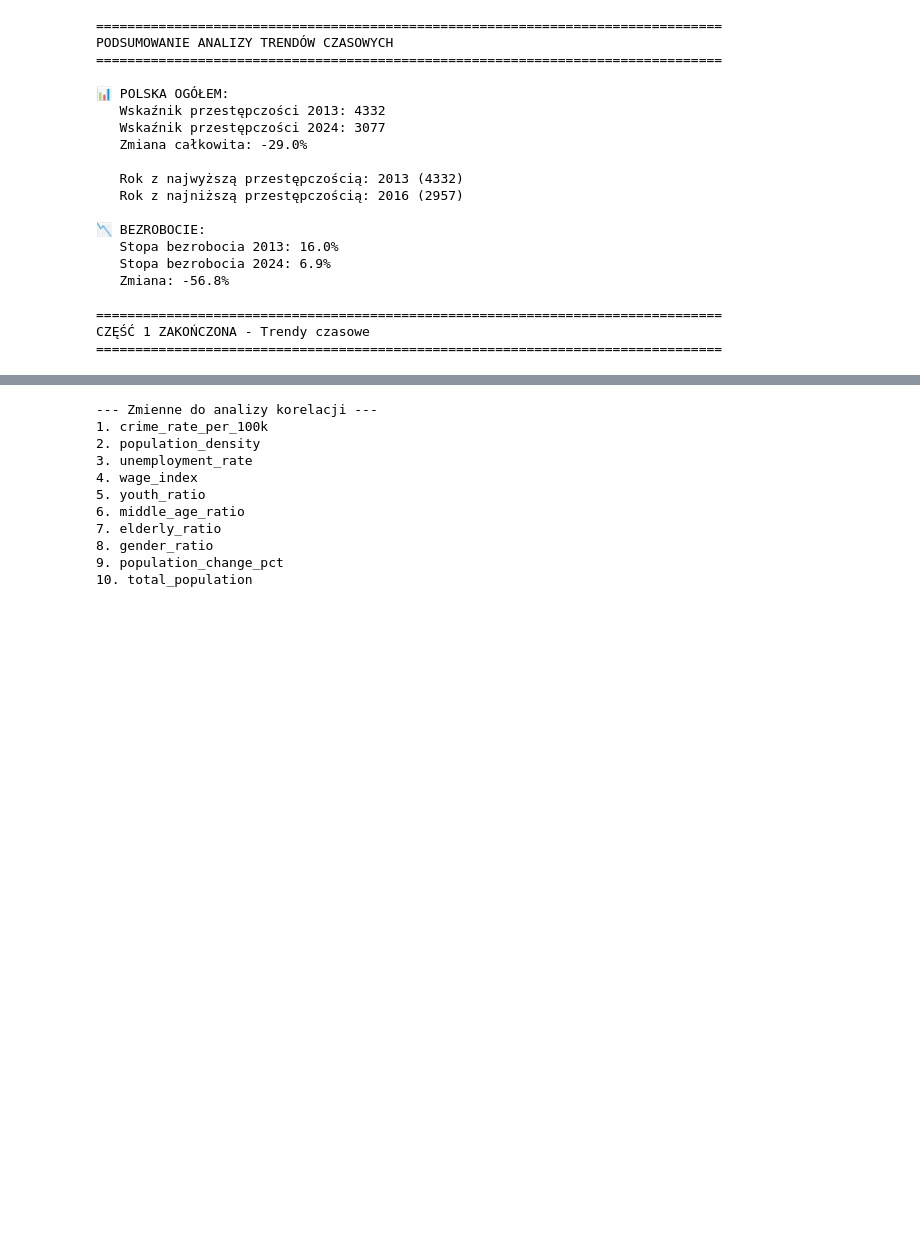
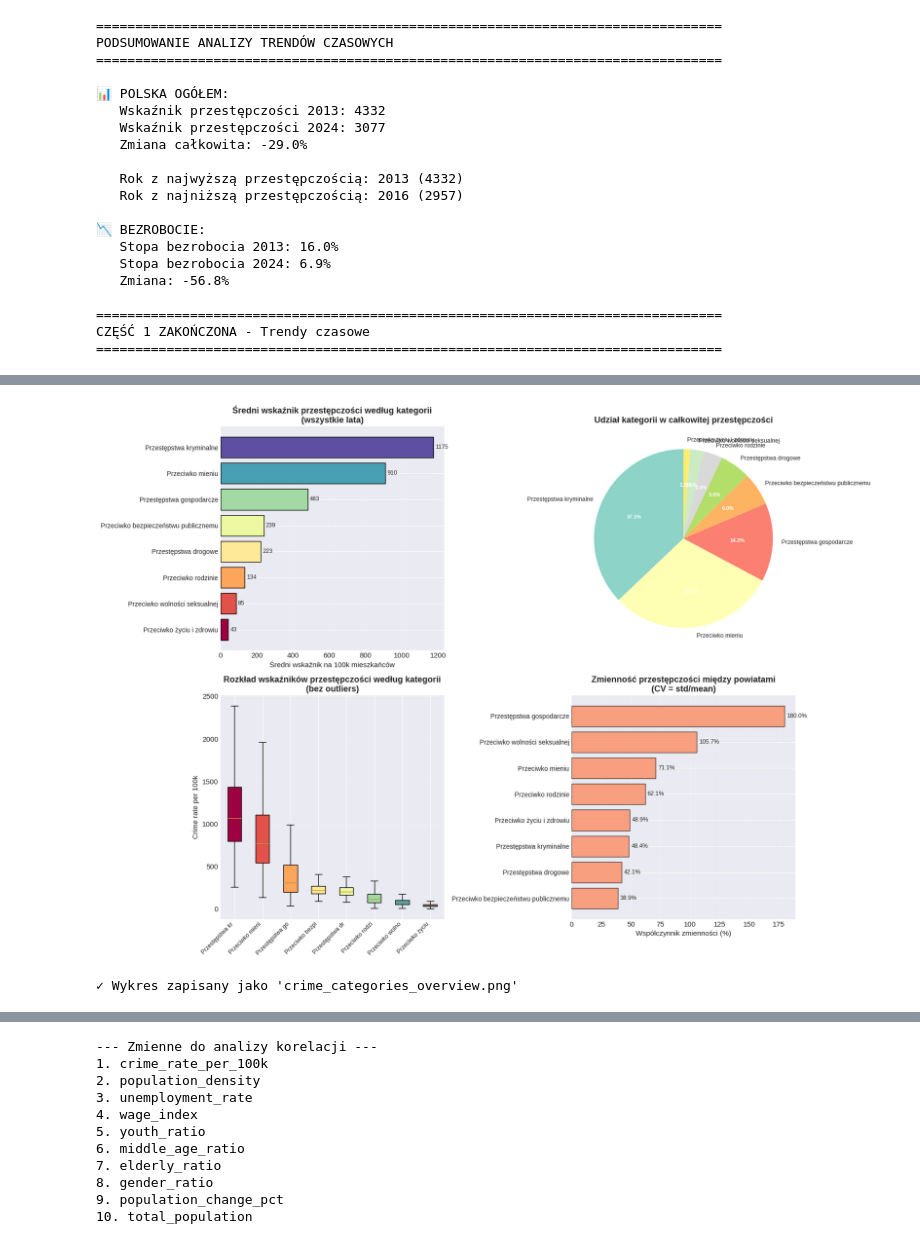
Before and after one commit to imizgun/polish-crimes-eda, a Jupyter notebook: polish_crimes_eda.ipynb, the cells around one changed output, grey strips where cells are left out. Cells and saved outputs as stored; diff of their text form; code cells hidden in the pictures; blank space fills up the shorter version.

Commit message:
fixed crime categories imgs location

```diff
--- a/polish_crimes_eda.ipynb
+++ b/polish_crimes_eda.ipynb
@@ -418,0 +548,74 @@ CZĘŚĆ 1 ZAKOŃCZONA - Trendy czasowe
+# %%
+fig, axes = plt.subplots(2, 2, figsize=(16, 12))
+
+# Wykres 1: Średni wskaźnik według kategorii
+ax1 = axes[0, 0]
+sorted_cats = category_stats.sort_values('avg_rate', ascending=True)
+colors = plt.cm.Spectral(np.linspace(0, 1, len(sorted_cats)))
+bars = ax1.barh(range(len(sorted_cats)), sorted_cats['avg_rate'], color=colors, edgecolor='black')
+ax1.set_yticks(range(len(sorted_cats)))
+ax1.set_yticklabels([category_names_pl.get(cat, cat) for cat in sorted_cats.index], fontsize=10)
+ax1.set_xlabel('Średni wskaźnik na 100k mieszkańców', fontsize=11)
+ax1.set_title('Średni wskaźnik przestępczości według kategorii\n(wszystkie lata)',
+             fontsize=13, fontweight='bold')
+ax1.grid(True, alpha=0.3, axis='x')
+
+# Dodanie wartości na wykresie
+for i, (cat, val) in enumerate(zip(sorted_cats.index, sorted_cats['avg_rate'])):
+    ax1.text(val + 10, i, f'{val:.0f}', va='center', fontsize=9)
+
+# Wykres 2: Udział procentowy kategorii
+ax2 = axes[0, 1]
+share_sorted = category_stats.sort_values('share_pct', ascending=False)
+colors2 = plt.cm.Set3(np.linspace(0, 1, len(share_sorted)))
+wedges, texts, autotexts = ax2.pie(share_sorted['share_pct'],
+                                     labels=[category_names_pl.get(cat, cat) for cat in share_sorted.index],
+                                     autopct='%1.1f%%',
+                                     colors=colors2,
+                                     startangle=90)
+ax2.set_title('Udział kategorii w całkowitej przestępczości',
+             fontsize=13, fontweight='bold')
+for text in texts:
+    text.set_fontsize(9)
+for autotext in autotexts:
+    autotext.set_color('white')
+    autotext.set_fontweight('bold')
+    autotext.set_fontsize(8)
+
+# Wykres 3: Box plot - rozkład wskaźników
+ax3 = axes[1, 0]
+data_for_boxplot = [df_merged[df_merged['crime_category']==cat]['crime_rate_per_100k'].values
+                    for cat in category_stats.index]
+bp = ax3.boxplot(data_for_boxplot, labels=[category_names_pl.get(cat, cat)[:15] for cat in category_stats.index],
+                 patch_artist=True, showfliers=False)
+for patch, color in zip(bp['boxes'], colors):
+    patch.set_facecolor(color)
+ax3.set_ylabel('Crime rate per 100k', fontsize=11)
+ax3.set_title('Rozkład wskaźników przestępczości według kategorii\n(bez outliers)',
+             fontsize=13, fontweight='bold')
+ax3.grid(True, alpha=0.3, axis='y')
+plt.setp(ax3.xaxis.get_majorticklabels(), rotation=45, ha='right', fontsize=9)
+
+# Wykres 4: Zmienność (CV - coefficient of variation)
+ax4 = axes[1, 1]
+category_stats['cv'] = (category_stats['std_rate'] / category_stats['avg_rate'] * 100).round(1)
+cv_sorted = category_stats.sort_values('cv', ascending=True)
+ax4.barh(range(len(cv_sorted)), cv_sorted['cv'], color='coral', edgecolor='black', alpha=0.7)
+ax4.set_yticks(range(len(cv_sorted)))
+ax4.set_yticklabels([category_names_pl.get(cat, cat) for cat in cv_sorted.index], fontsize=10)
+ax4.set_xlabel('Współczynnik zmienności (%)', fontsize=11)
+ax4.set_title('Zmienność przestępczości między powiatami\n(CV = std/mean)',
+             fontsize=13, fontweight='bold')
+ax4.grid(True, alpha=0.3, axis='x')
+
+for i, val in enumerate(cv_sorted['cv']):
+    ax4.text(val + 2, i, f'{val:.1f}%', va='center', fontsize=9)
+
+plt.tight_layout()
+plt.savefig('./output/imgs/crime_categories_overview.png', dpi=300, bbox_inches='tight')
+plt.show()
+
+print("\n✓ Wykres zapisany jako 'crime_categories_overview.png'")
+# %% [output]
+[figure, added]
+✓ Wykres zapisany jako 'crime_categories_overview.png'
```
Also changed, not shown: parts of 14 cells of this notebook, 4 other files.
